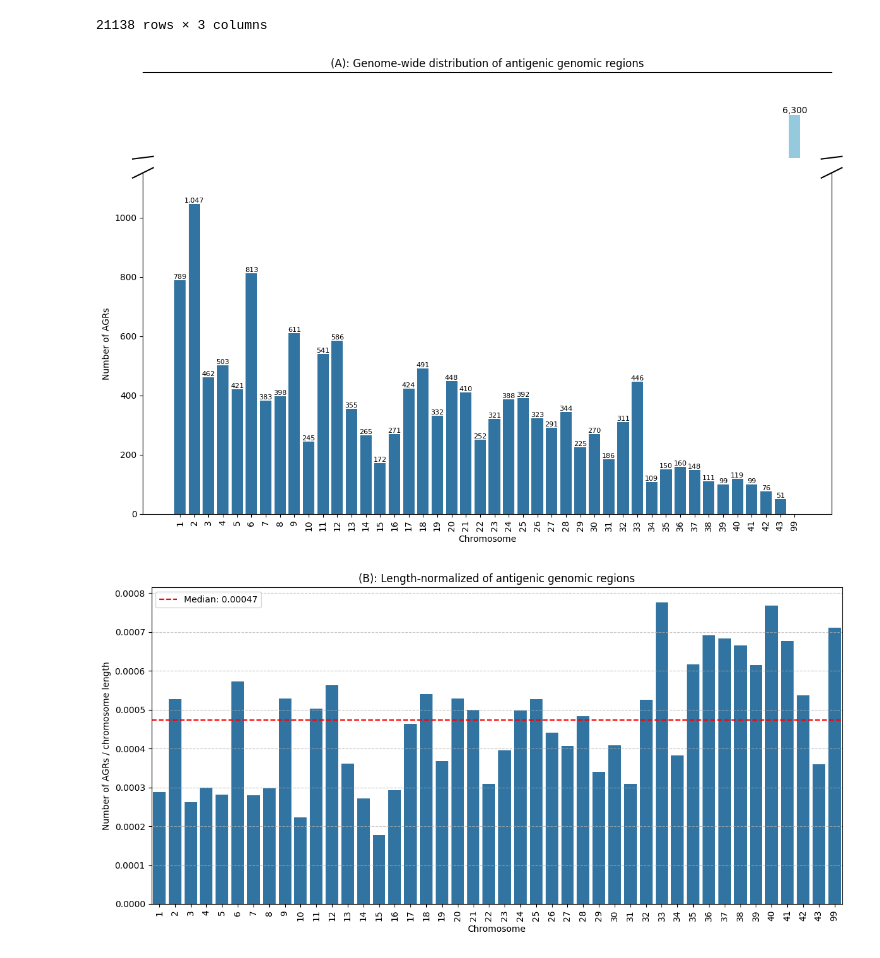
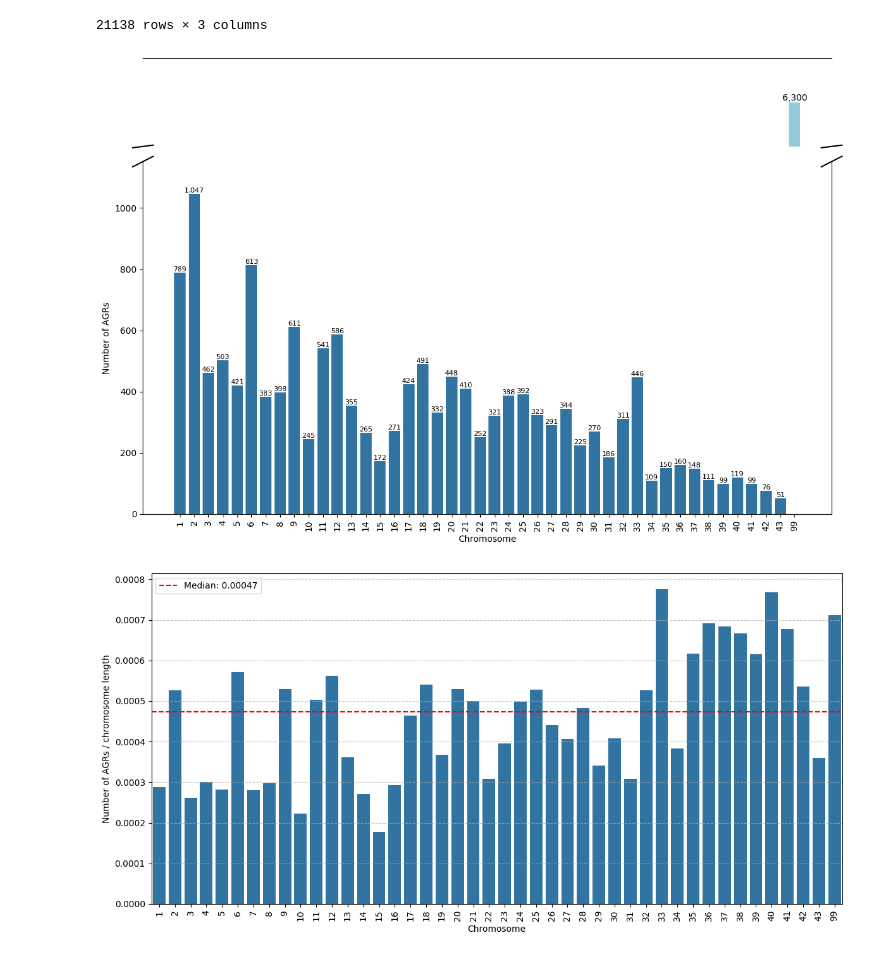
Before and after one commit to gianlucamajor/eCruziDB, a Jupyter notebook: eda/agrs-eda.ipynb, the cells around one changed output. Saved outputs shown, nothing was run; the diff lists cells and outputs as text; code cells hidden in the pictures.

```diff
--- a/eda/agrs-eda.ipynb
+++ b/eda/agrs-eda.ipynb
@@ -257,6 +240,7 @@ AGRs from Numeric and Pseudochromosomes
 | 21137 | 99 | 8834834 | 8835257 |
 21138 rows × 3 columns
 # %%
+#@title (A): AGRs Genome-wide distribution
 numeric_and_pse_chrs_df = numeric_and_pse_chrs_df.astype(int)
 chromosome_counts = numeric_and_pse_chrs_df['chromosome'].value_counts().sort_index()
 
@@ -331,46 +315,47 @@ kwargs.update(transform=ax_lower.transAxes)
 ax_lower.plot((-d_lower, +d_lower), (1 - d_lower, 1 + d_lower), **kwargs)
 ax_lower.plot((1 - d_lower, 1 + d_lower), (1 - d_lower, 1 + d_lower), **kwargs)
 
-ax_upper.set_title('(A): Genome-wide distribution of antigenic genomic regions')
+ax_upper.set_title('')
 plt.subplots_adjust(hspace=0.05)
 plt.tight_layout()
 plt.show()
 # %% [output]
-[figure, old version]
+[figure, new version]
 # %%
+#@title (B): AGRs length-normalized
 # Chromosomes
 numeric_and_pse_chrs_df = numeric_and_pse_chrs_df.astype(int)
 
 # Count the frequency of each numeric chromosome (this is the number of genomic regions)
 chromosome_counts = numeric_and_pse_chrs_df['chromosome'].value_counts().sort_index()
 
 
 
 # Convert chromosomes_size dictionary to a pandas Series for easy alignment
 chromosomes_length_series = pd.Series(chr_size).astype(int)
 chromosomes_length_series.index = chromosomes_length_series.index.astype(int)
 
 # Align chromosome_counts with chromosomes_length_series and perform division
 # We'll use .reindex to ensure alignment, filling missing values if any (though none expected here)
 normalized_counts = chromosome_counts / chromosomes_length_series.reindex(chromosome_counts.index)
 
 # Create a bar plot for the normalized values
 plt.figure(figsize=(12, 6))
 ax = sns.barplot(x=normalized_counts.index, y=normalized_counts.values)
 plt.xticks(rotation=90)
 plt.xlabel('Chromosome')
 plt.ylabel('Number of AGRs / chromosome length')
-plt.title('(B): Length-normalized of antigenic genomic regions')
+plt.title('')
 plt.grid(axis='y', linestyle='--', alpha=0.7)
 
 # Add median line
 median_density = normalized_counts.median()
 plt.axhline(median_density, color='red', linestyle='--', label=f'Median: {median_density:.5f}')
 
 
 plt.legend()
 plt.tight_layout()
 plt.show()
 # %% [output]
-[figure, old version]
+[figure, new version]
 # %%
```
Also changed, not shown: parts of 5 cells of this notebook.
